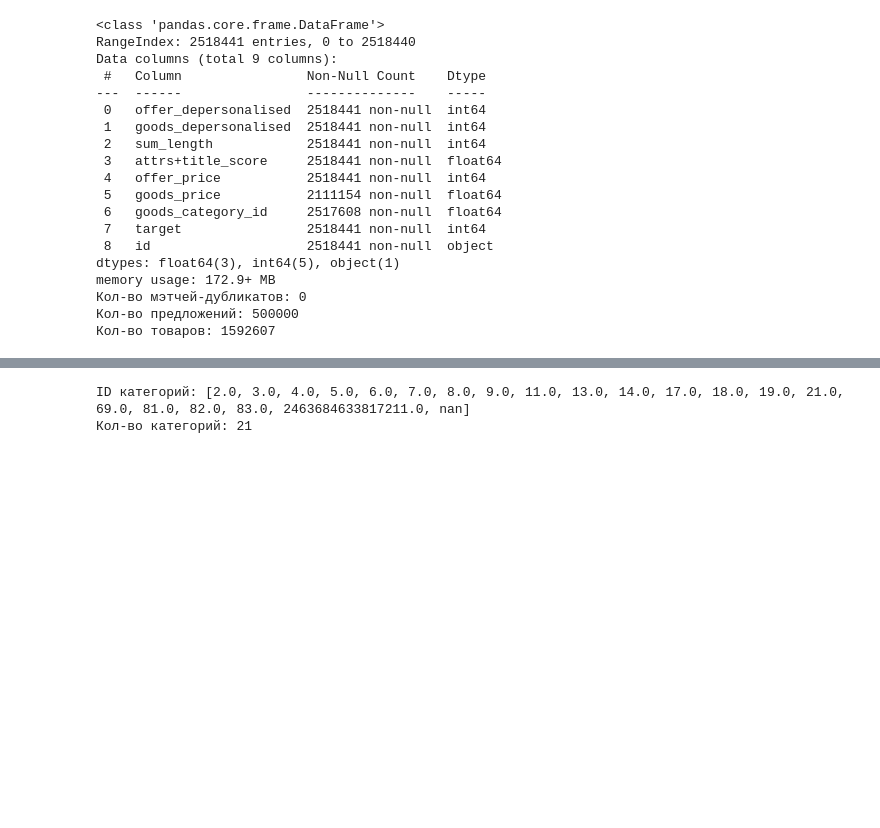
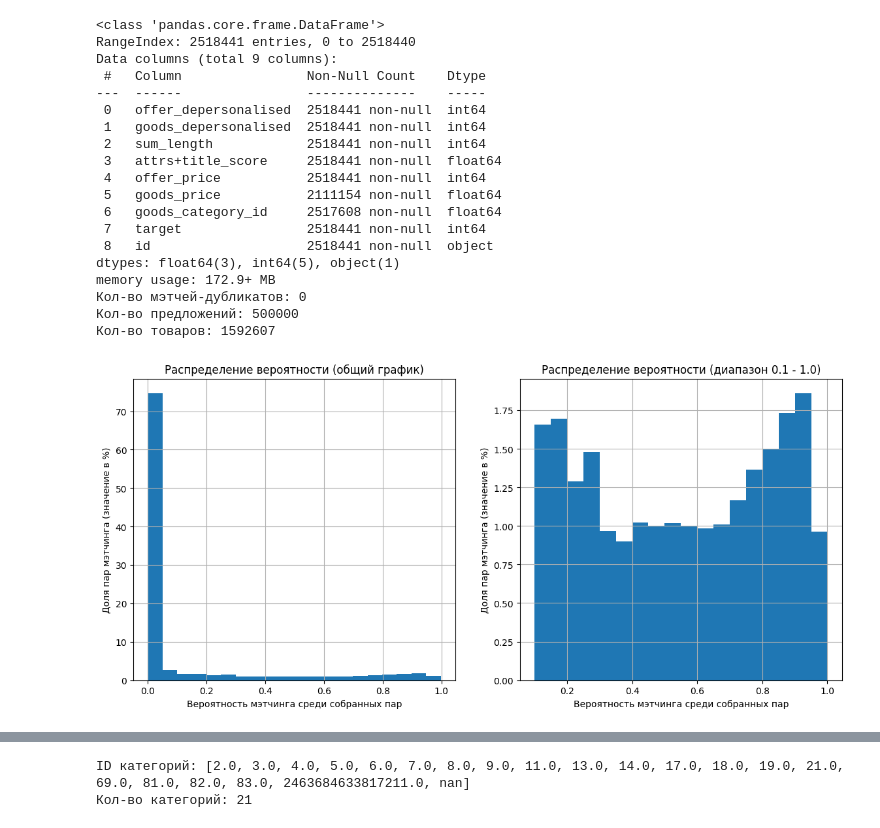
Before and after one commit to Danspers/Samokat.tech-Matching, a Jupyter notebook: Samokat.tech-Matching.ipynb, the cells around one changed output, grey strips where cells are left out. Cells and saved outputs as stored; diff of their text form; code cells hidden in the pictures; blank space fills up the shorter version.

Commit message:
add "attrs+title_score" analysis

```diff
--- a/Samokat.tech-Matching.ipynb
+++ b/Samokat.tech-Matching.ipynb
@@ -117,8 +117,8 @@ print('Кол-во предложений:', len(train_df['offer_depersonalised'
 print('Кол-во товаров:', len(train_df['goods_depersonalised'].unique()))
 
 # выделение цел. признака из обучающей выборки
-train_targets = train_df['target']
-train_df.drop('target', axis=1, inplace=True)
+#train_targets = train_df['target']
+#train_df.drop('target', axis=1, inplace=True)
 # %% [output]
 |  | offer_depersonalised | goods_depersonalised | sum_length | attrs+title_score | offer_price | goods_price | ... |
 | 0 | 295140 | 1396793 | 37 | 0.027267 | 1070 | NaN | ... |
@@ -145,3 +145,21 @@ memory usage: 172.9+ MB
 Кол-во мэтчей-дубликатов: 0
 Кол-во предложений: 500000
 Кол-во товаров: 1592607
+# %%
+# вероятность матчинга
+fig, axs = plt.subplots(1, 2, figsize=FIGSIZE)
+
+axs[0].hist(train_df['attrs+title_score'], bins=20, weights=np.ones(len(train_df))/len(train_df)*100)
+axs[0].set_title('Распределение вероятности (общий график)')
+axs[0].set_ylabel('Доля пар мэтчинга (значение в %)')
+axs[0].set_xlabel('Вероятность мэтчинга среди собранных пар')
+axs[0].grid()
+
+axs[1].hist(train_df['attrs+title_score'], bins=18, weights=np.ones(len(train_df))/len(train_df)*100, range=(0.1, 1.0))
+axs[1].set_title('Распределение вероятности (диапазон 0.1 - 1.0)')
+axs[1].set_ylabel('Доля пар мэтчинга (значение в %)')
+axs[1].set_xlabel('Вероятность мэтчинга среди собранных пар')
+axs[1].grid()
+plt.show()
+# %% [output]
+[figure, added]
```
Also changed, not shown: parts of 4 cells of this notebook.
